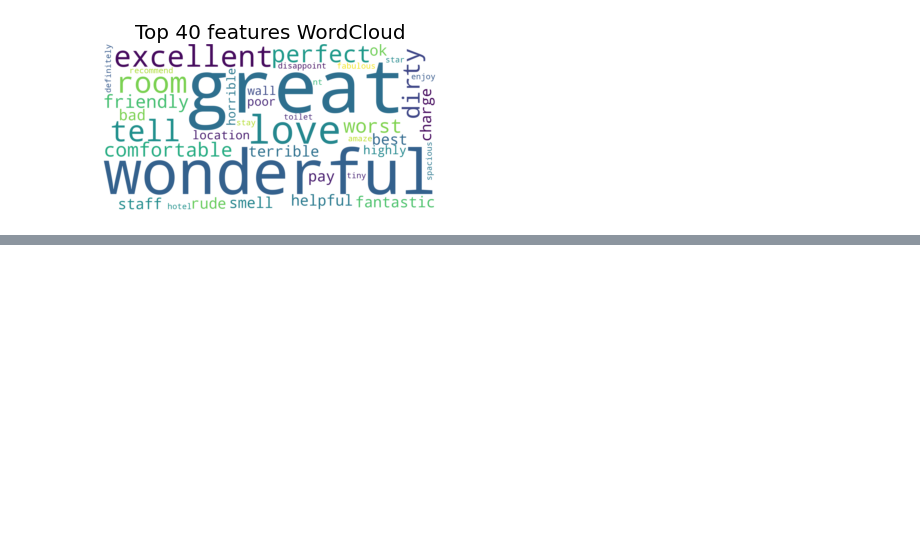
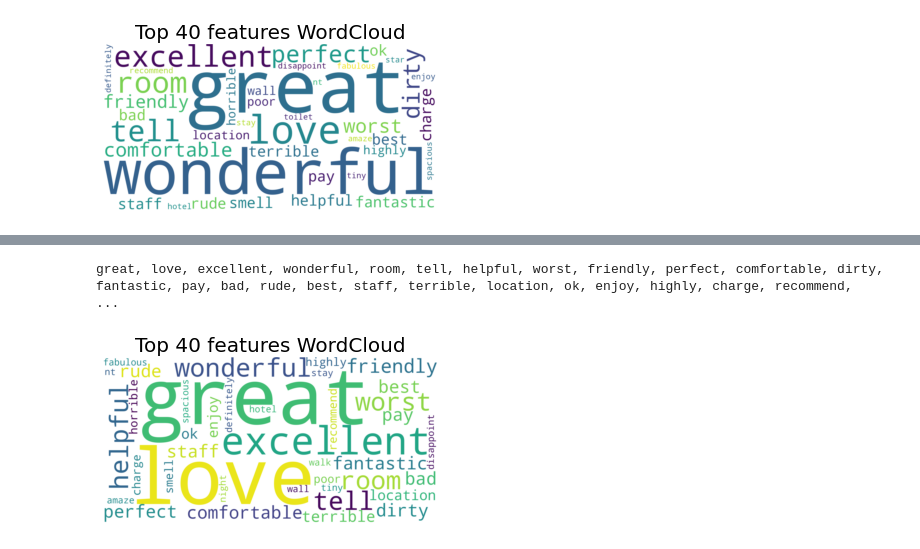
Before and after one commit to wildraft/Tripadvisor_Reviews, a Jupyter notebook: NLP.ipynb, the cells around one changed output, grey strips where cells are left out. Drawn from its saved outputs; the diff is of its cells as text; code cells hidden in the pictures; blank space fills up the shorter version.

```diff
--- a/NLP.ipynb
+++ b/NLP.ipynb
@@ -537,0 +646,27 @@ great,wonderful,love,excellent,room,tell,perfect,dirty,comfortable,worst,friendl
+# %%
+all_features = tfidf_vect.get_feature_names()              #Instantiate the feature from the vectorizer
+top_features=''                                            # Addition of top 40 feature into top_feature after training the model
+feat=clf.feature_importances_
+features=np.argsort(feat)[::-1]
+for i in features[0:40]:
+    top_features+=all_features[i]
+    top_features+=', '
+
+print(top_features)
+
+print(" ")
+print(" ")
+
+from wordcloud import WordCloud
+wordcloud = WordCloud(background_color="white",colormap='viridis',width=2000,
+                          height=1000).generate(top_features)
+
+# Display the generated image:
+plt.imshow(wordcloud, interpolation='bilinear')
+plt.figure(1, figsize=(14, 11), frameon='equal')
+plt.title('Top 40 features WordCloud', fontsize=20)
+plt.axis("off")
+plt.show()
+# %% [output]
+great, love, excellent, wonderful, room, tell, helpful, worst, friendly, perfect, comfortable, dirty, fantastic, pay, bad, rude, best, staff, terrible, location, ok, enjoy, highly, charge, recommend,  ...
+[figure, added]
```
Also changed, not shown: parts of 16 cells of this notebook, 2 other files.
